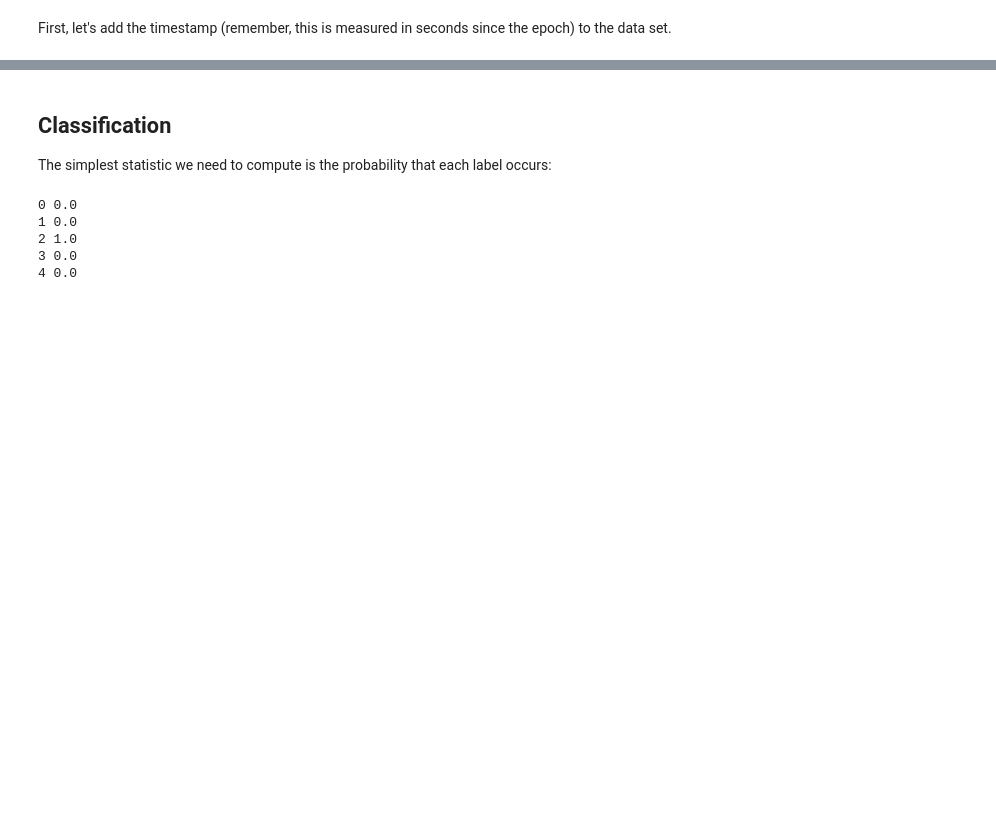
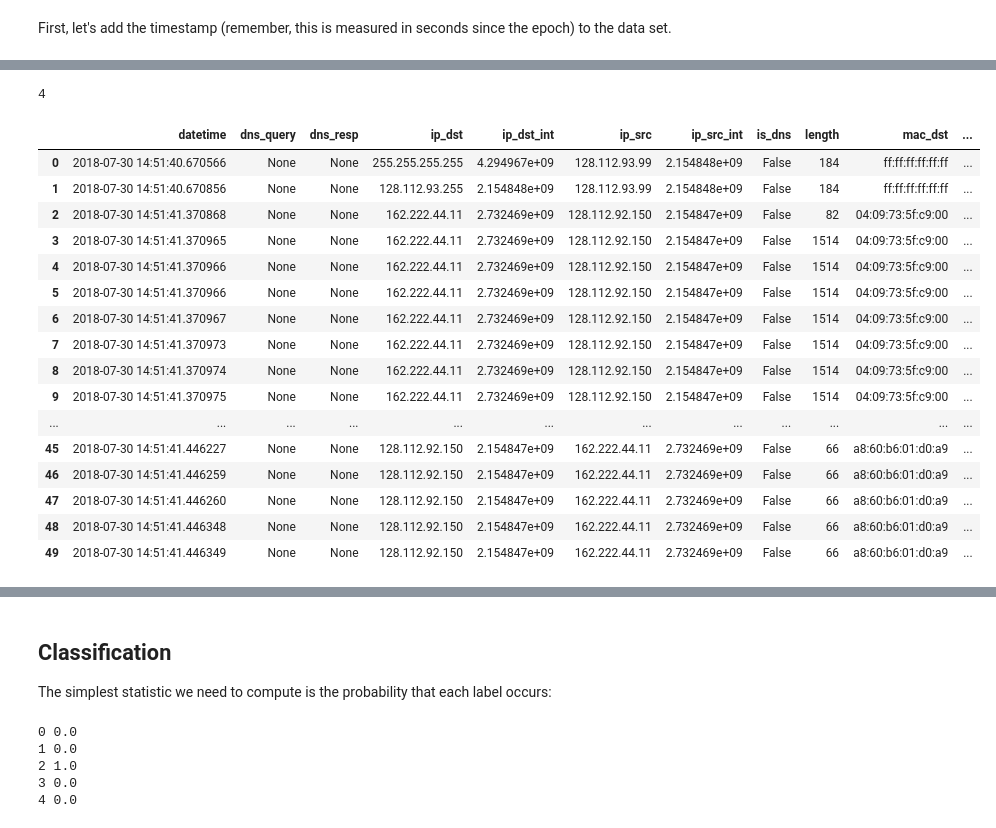
Before and after one commit to noise-lab/ml-networking, a Jupyter notebook: 3_Probability.ipynb, the cells around one changed output, grey strips where cells are left out. Cells and saved outputs as stored; diff of their text form; code cells hidden in the pictures; blank space fills up the shorter version.

```diff
--- a/3_Probability.ipynb
+++ b/3_Probability.ipynb
@@ -201,11 +279,32 @@ Next, we're going to use the activity log to label the data set.
 # %%
-label_encoder = LabelEncoder()
-labels['label'] = label_encoder.fit_transform(labels['activity'])
 
+# BUG: All packets are assigned activity 2, regardless of time. Need a different condition in the label assignment.
 for index, row in labels.iterrows():
     data.loc[data['time'] >= row['timestamp'], 'label'] = row['label']
 
 num_labels = max(labels['label'])
+print(num_labels)
+
+data.head(n=50)
+# %% [output]
+4
+|  | datetime | dns_query | dns_resp | ip_dst | ip_dst_int | ip_src | ip_src_int | is_dns | length | mac_dst | ... |
+| 0 | 2018-07-30 14:51:40.670566 | None | None | 255.255.255.255 | 4.294967e+09 | 128.112.93.99 | 2.154848e+09 | False | 184 | ff:ff:ff:ff:ff:ff | ... |
+| 1 | 2018-07-30 14:51:40.670856 | None | None | 128.112.93.255 | 2.154848e+09 | 128.112.93.99 | 2.154848e+09 | False | 184 | ff:ff:ff:ff:ff:ff | ... |
+| 2 | 2018-07-30 14:51:41.370868 | None | None | 162.222.44.11 | 2.732469e+09 | 128.112.92.150 | 2.154847e+09 | False | 82 | 04:09:73:5f:c9:00 | ... |
+| 3 | 2018-07-30 14:51:41.370965 | None | None | 162.222.44.11 | 2.732469e+09 | 128.112.92.150 | 2.154847e+09 | False | 1514 | 04:09:73:5f:c9:00 | ... |
+| 4 | 2018-07-30 14:51:41.370966 | None | None | 162.222.44.11 | 2.732469e+09 | 128.112.92.150 | 2.154847e+09 | False | 1514 | 04:09:73:5f:c9:00 | ... |
+| 5 | 2018-07-30 14:51:41.370966 | None | None | 162.222.44.11 | 2.732469e+09 | 128.112.92.150 | 2.154847e+09 | False | 1514 | 04:09:73:5f:c9:00 | ... |
+| 6 | 2018-07-30 14:51:41.370967 | None | None | 162.222.44.11 | 2.732469e+09 | 128.112.92.150 | 2.154847e+09 | False | 1514 | 04:09:73:5f:c9:00 | ... |
+| 7 | 2018-07-30 14:51:41.370973 | None | None | 162.222.44.11 | 2.732469e+09 | 128.112.92.150 | 2.154847e+09 | False | 1514 | 04:09:73:5f:c9:00 | ... |
+| 8 | 2018-07-30 14:51:41.370974 | None | None | 162.222.44.11 | 2.732469e+09 | 128.112.92.150 | 2.154847e+09 | False | 1514 | 04:09:73:5f:c9:00 | ... |
+| 9 | 2018-07-30 14:51:41.370975 | None | None | 162.222.44.11 | 2.732469e+09 | 128.112.92.150 | 2.154847e+09 | False | 1514 | 04:09:73:5f:c9:00 | ... |
+| ... | ... | ... | ... | ... | ... | ... | ... | ... | ... | ... | ... |
+| 45 | 2018-07-30 14:51:41.446227 | None | None | 128.112.92.150 | 2.154847e+09 | 162.222.44.11 | 2.732469e+09 | False | 66 | a8:60:b6:01:d0:a9 | ... |
+| 46 | 2018-07-30 14:51:41.446259 | None | None | 128.112.92.150 | 2.154847e+09 | 162.222.44.11 | 2.732469e+09 | False | 66 | a8:60:b6:01:d0:a9 | ... |
+| 47 | 2018-07-30 14:51:41.446260 | None | None | 128.112.92.150 | 2.154847e+09 | 162.222.44.11 | 2.732469e+09 | False | 66 | a8:60:b6:01:d0:a9 | ... |
+| 48 | 2018-07-30 14:51:41.446348 | None | None | 128.112.92.150 | 2.154847e+09 | 162.222.44.11 | 2.732469e+09 | False | 66 | a8:60:b6:01:d0:a9 | ... |
+| 49 | 2018-07-30 14:51:41.446349 | None | None | 128.112.92.150 | 2.154847e+09 | 162.222.44.11 | 2.732469e+09 | False | 66 | a8:60:b6:01:d0:a9 | ... |
 # %%
 print(labels['activity'],labels['datetime'])
 print(num_labels)
```
Also changed, not shown: parts of 35 cells of this notebook.
